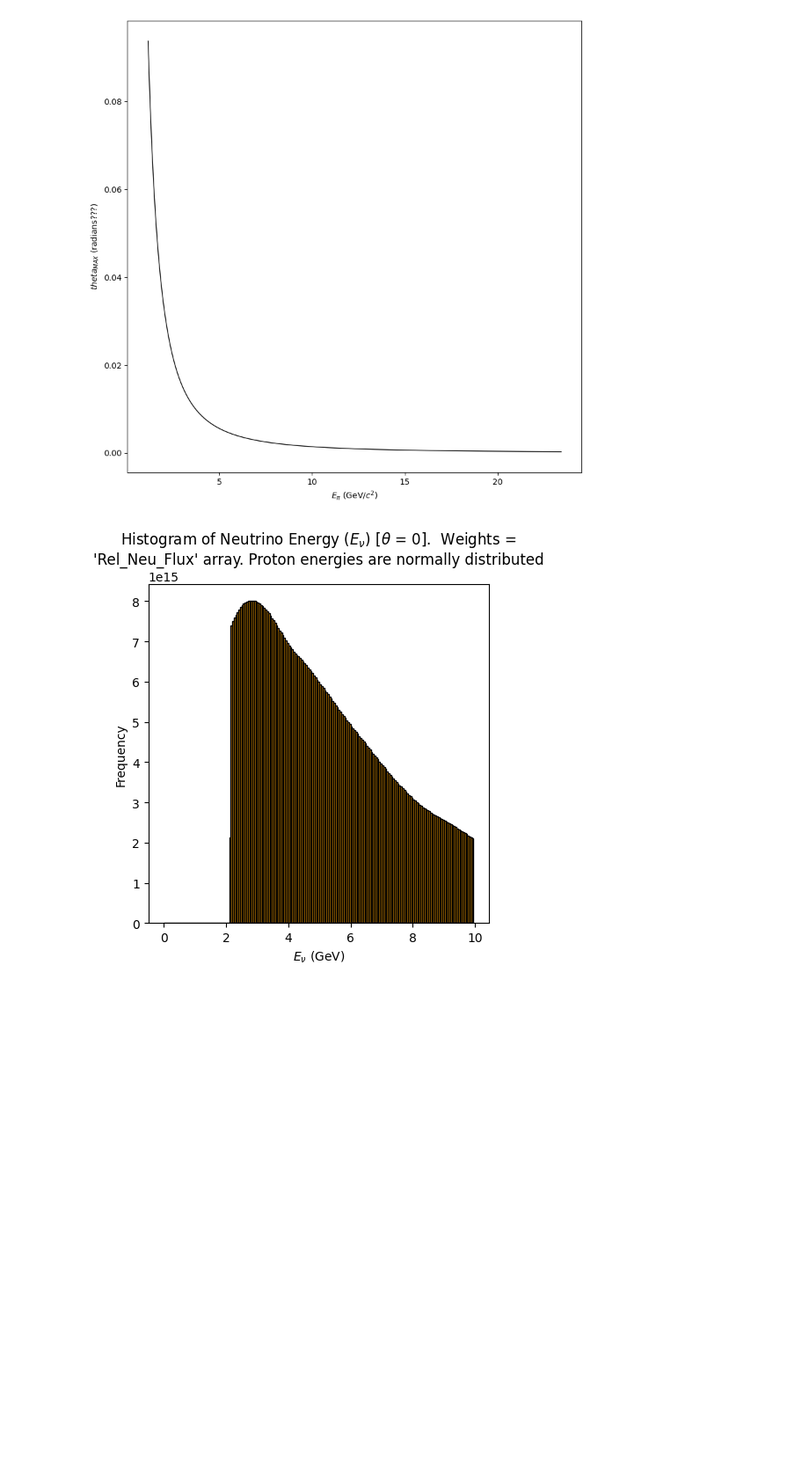
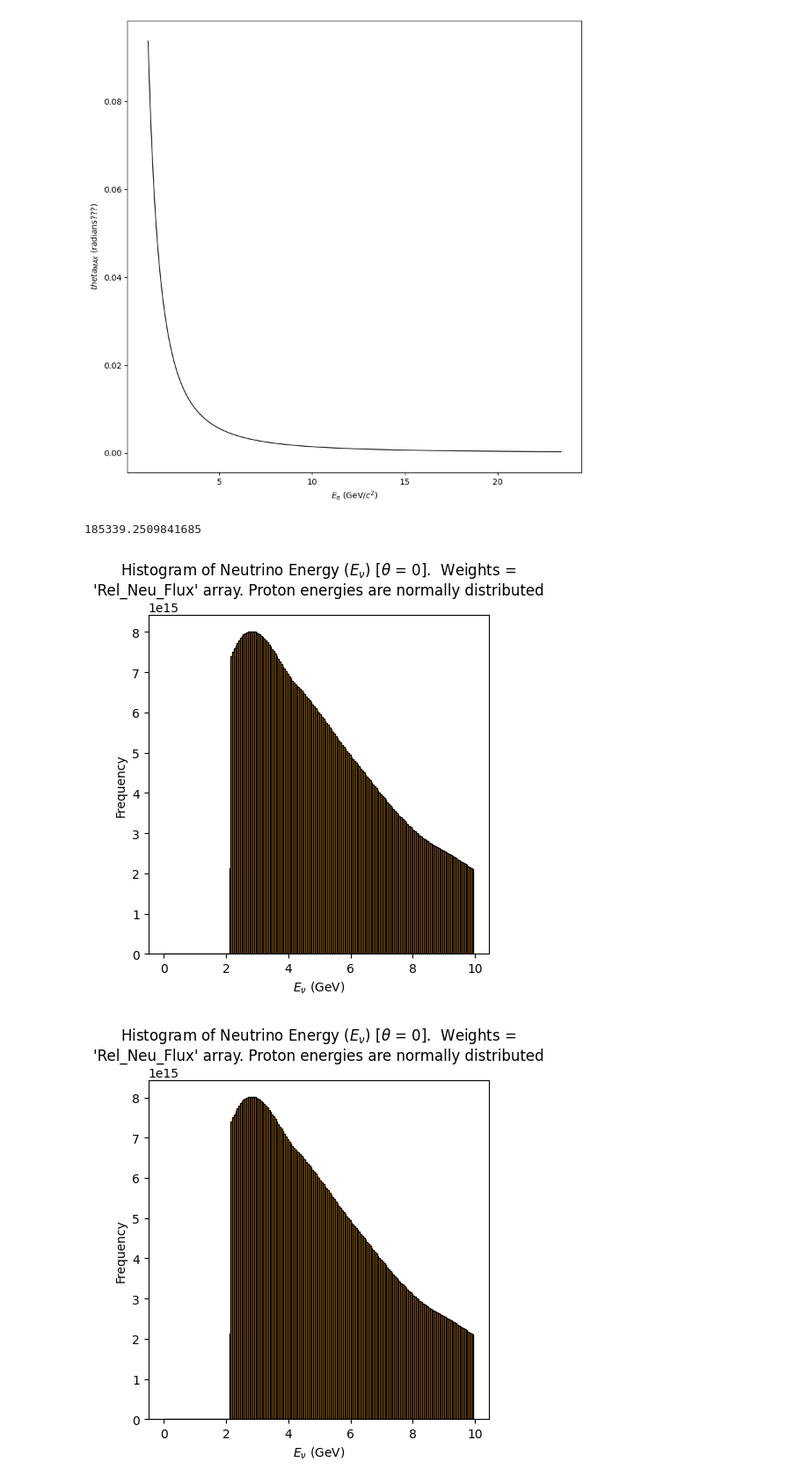
Before and after one commit to MrD0balina/Fourth-Year-Project---Neutrino-Oscillations, a Jupyter notebook: Week_9_Numerical_Integration_Further_weighting_work_All_in_the_pursuit_of_physically_representative_histograms.ipynb, the cells around one changed output. Shown at 88% size. Cells and saved outputs as stored; diff of their text form; code cells hidden in the pictures; blank space fills up the shorter version.

Commit message:
Executed integral numerically.  Added weighting to pion energies. Didn't work.

```diff
--- a/Week_9_Numerical_Integration_Further_weighting_work_All_in_the_pursuit_of_physically_representative_histograms.ipynb
+++ b/Week_9_Numerical_Integration_Further_weighting_work_All_in_the_pursuit_of_physically_representative_histograms.ipynb
@@ -380,3 +404,7 @@ Text(0, 0.5, '$theta_{MAX}$ (radians???)')
+# %%
+print(I)
+# %% [output]
+185339.2509841685
 # %%
 m_pi = 139.6 * ( 10 ** -3 )        # Units = GeV ( Source = PDF saved as: "(FIRST PLOTTING TASK) - An Off-Axis Neutrino Beam - Kirk T. McDonald - 0111033v1" )
 
@@ -388,3 +448,17 @@ E_v_star = 29.8 * ( 10 ** -3 )     # Units = GeV ( Source =  = PDF saved as: "(F
+# %%
+# Histogram of relative neutrino flux ON BEAN AXIS
+
+E_v , Rel_Neu_Flux , E_pro_array , E_pi = FIRST_TRY_Relative_Neutrino_Flux_Plotter_includes_Proton_Energy_Uncertainty_and_Pion_Weighting( 0.00 )
+#display((np.shape(y_1)))
+plt.figure(figsize=(5, 5))
+#plt.plot( x_1 , y_1 , "-o" , color = "brown", linewidth = 0.5 , markersize = 1, label = r'$\theta$ = 0.014' )
+plt.hist( E_v  , bins = np.arange( 0 , 10 , 0.05 )  , weights =  Rel_Neu_Flux , edgecolor = "black" , ls = "-" , color = "orange" )
+plt.title("\n".join(wrap(r"Histogram of Neutrino Energy ($E_{\nu}$) [$\theta$ = 0].  Weights = 'Rel_Neu_Flux' array. Proton energies are normally distributed " , 80 ) ) )
+plt.xlabel(r"$E_{\nu}$ (GeV)")
+plt.ylabel("Frequency")
+plt.show()
+# %% [output]
+[figure, added]
 # %%
 def FIRST_TRY_Relative_Neutrino_Flux_Plotter_includes_Proton_Energy_Uncertainty_and_Pion_Weighting( theta ):
 
```
Also changed, not shown: parts of 6 cells of this notebook.
